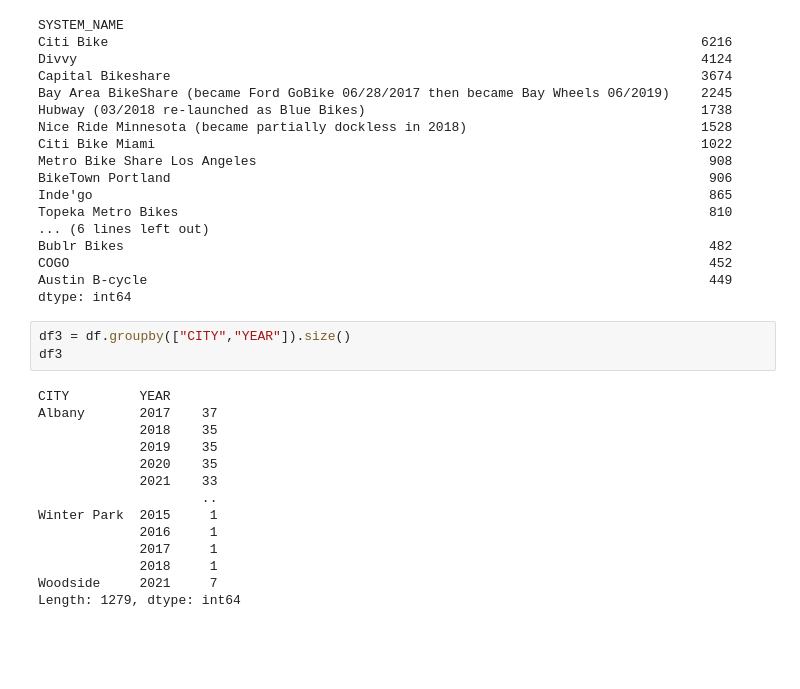
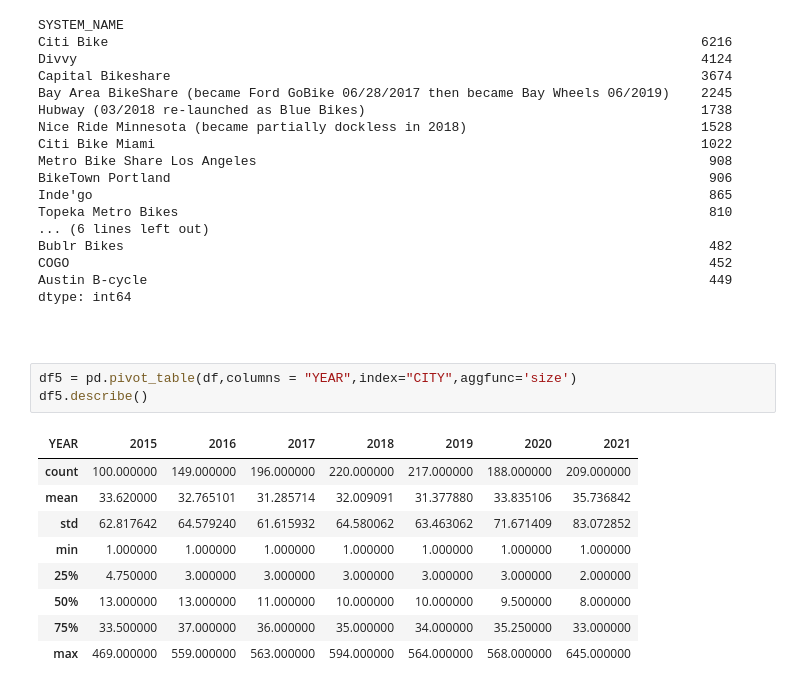
Before and after one commit to aljoromer/cs103a-cpa01, a Jupyter notebook: cpa01.ipynb, the cells around one changed output. Cells and saved outputs as stored; diff of their text form; blank space fills up the shorter version.

```diff
--- a/cpa01.ipynb
+++ b/cpa01.ipynb
@@ -107,20 +114,18 @@ Bublr Bikes
 COGO                                                                                  452
 Austin B-cycle                                                                        449
 dtype: int64
-# %%
-df3 = df.groupby(["CITY","YEAR"]).size()
-df3
-# %% [output]
-CITY         YEAR
-Albany       2017    37
-             2018    35
-             2019    35
-             2020    35
-             2021    33
-                     ..
-Winter Park  2015     1
-             2016     1
-             2017     1
-             2018     1
-Woodside     2021     7
-Length: 1279, dtype: int64
+# %% [markdown]
+#
+# %%
+df5 = pd.pivot_table(df,columns = "YEAR",index="CITY",aggfunc='size')
+df5.describe()
+# %% [output]
+| YEAR | 2015 | 2016 | 2017 | 2018 | 2019 | 2020 | 2021 |
+| count | 100.000000 | 149.000000 | 196.000000 | 220.000000 | 217.000000 | 188.000000 | 209.000000 |
+| mean | 33.620000 | 32.765101 | 31.285714 | 32.009091 | 31.377880 | 33.835106 | 35.736842 |
+| std | 62.817642 | 64.579240 | 61.615932 | 64.580062 | 63.463062 | 71.671409 | 83.072852 |
+| min | 1.000000 | 1.000000 | 1.000000 | 1.000000 | 1.000000 | 1.000000 | 1.000000 |
+| 25% | 4.750000 | 3.000000 | 3.000000 | 3.000000 | 3.000000 | 3.000000 | 2.000000 |
+| 50% | 13.000000 | 13.000000 | 11.000000 | 10.000000 | 10.000000 | 9.500000 | 8.000000 |
+| 75% | 33.500000 | 37.000000 | 36.000000 | 35.000000 | 34.000000 | 35.250000 | 33.000000 |
+| max | 469.000000 | 559.000000 | 563.000000 | 594.000000 | 564.000000 | 568.000000 | 645.000000 |
```
Also changed, not shown: parts of 3 cells of this notebook, 1 other file.
